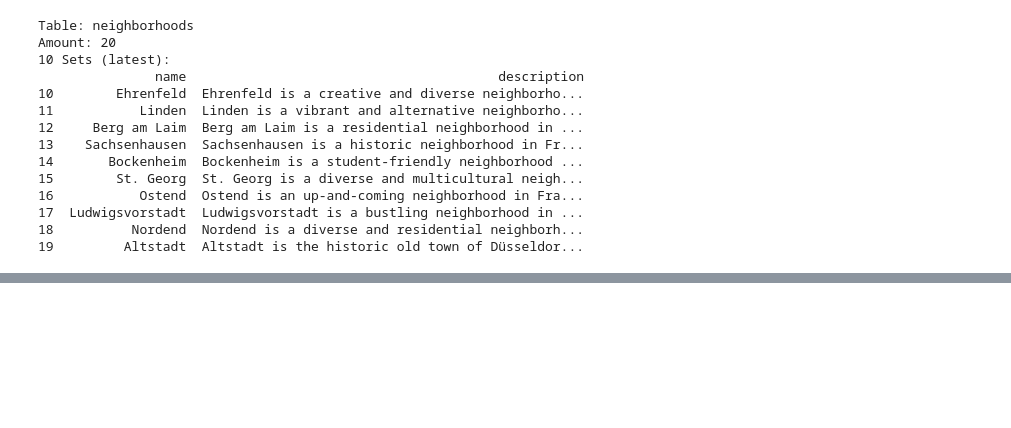
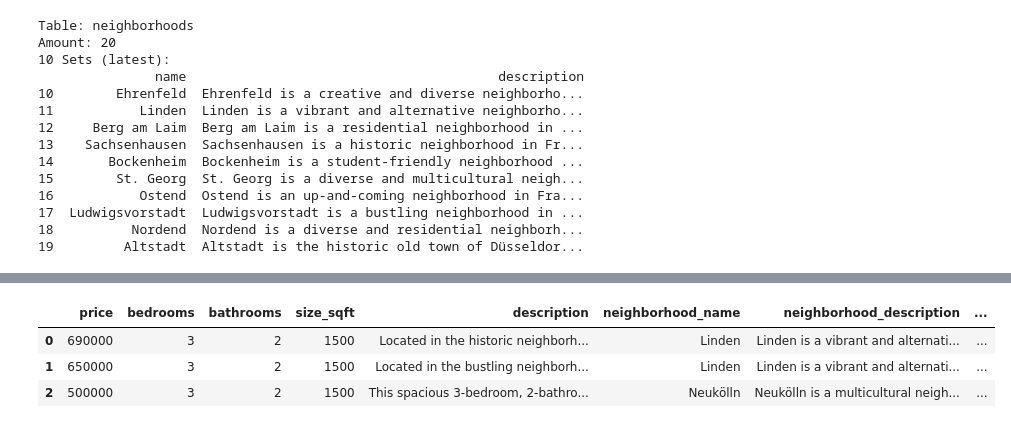
Before and after one commit to schadow98/udacity_personalized_real_estate_agent, a Jupyter notebook: HomeMatch.ipynb, the cells around one changed output, grey strips where cells are left out. Saved outputs shown, nothing was run; the diff lists cells and outputs as text; code cells hidden in the pictures; blank space fills up the shorter version.

```diff
--- a/HomeMatch.ipynb
+++ b/HomeMatch.ipynb
@@ -390,0 +525,8 @@ Return the Information about the relevant house.
+# %%
+# converts the arrays to an string so OpenAI can work with them
+
+def get_dialog(questions, answers):
+
+    return "\n\n".join(
+        f"Question: {q}\nAnswer: {a}" for q, a in zip(questions, answers)
+    )
@@ -390,0 +541,27 @@ Return the Information about the relevant house.
+# %%
+from sentence_transformers import SentenceTransformer
+import lancedb
+import numpy as np
+
+
+def get_relevant_listenings(dialog: str):
+    embedding_model = SentenceTransformer(SENTENCE_TRANSFORMER_MODEL)
+    # transforms the dialog to a vector
+    query_vector = embedding_model.encode(dialog, dtype=np.float32)
+
+    db = lancedb.connect(LANCEDB_URI)
+    listening_table = db.open_table(LISTENING_TABLE)
+
+    # searchs in the db
+    results_df = listening_table.search(query_vector, vector_column_name="embedding").limit(3).to_pandas()
+
+    return results_df
+# %%
+# calls the function and print the results
+dialog = get_dialog(questions=questions, answers=answers)
+get_relevant_listenings(get_dialog(questions=questions, answers=answers))
+# %% [output]
+|  | price | bedrooms | bathrooms | size_sqft | description | neighborhood_name | neighborhood_description | ... |
+| 0 | 690000 | 3 | 2 | 1500 | Located in the historic neighborh... | Linden | Linden is a vibrant and alternati... | ... |
+| 1 | 650000 | 3 | 2 | 1500 | Located in the bustling neighborh... | Linden | Linden is a vibrant and alternati... | ... |
+| 2 | 500000 | 3 | 2 | 1500 | This spacious 3-bedroom, 2-bathro... | Neukölln | Neukölln is a multicultural neigh... | ... |
```
Also changed, not shown: parts of 27 cells of this notebook, 4 other files.
